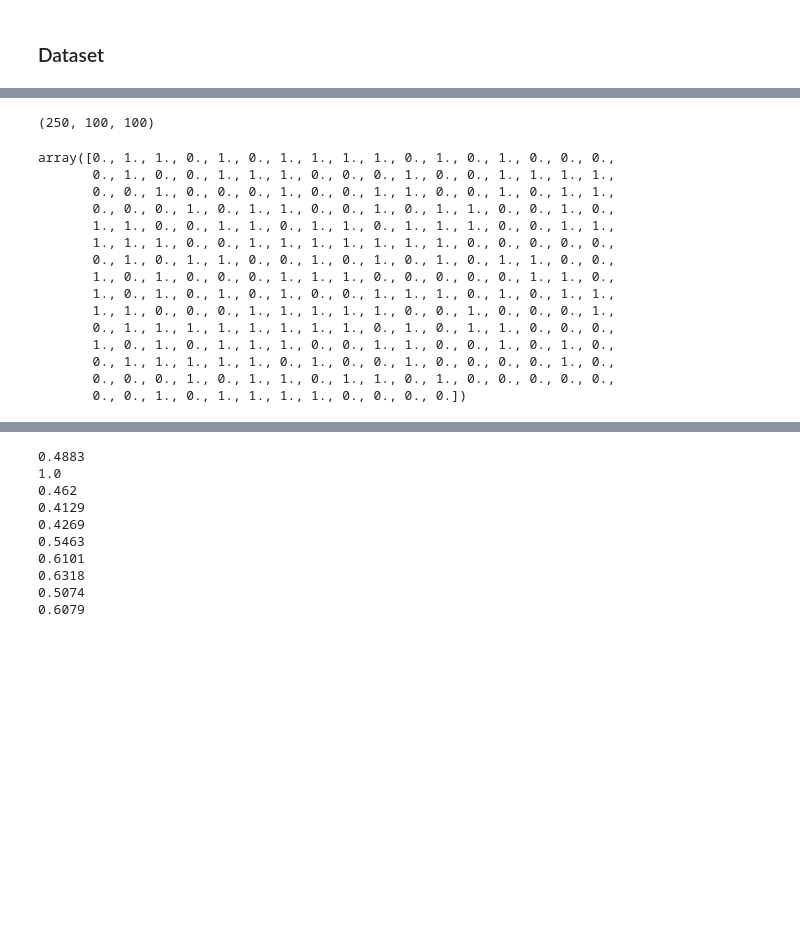
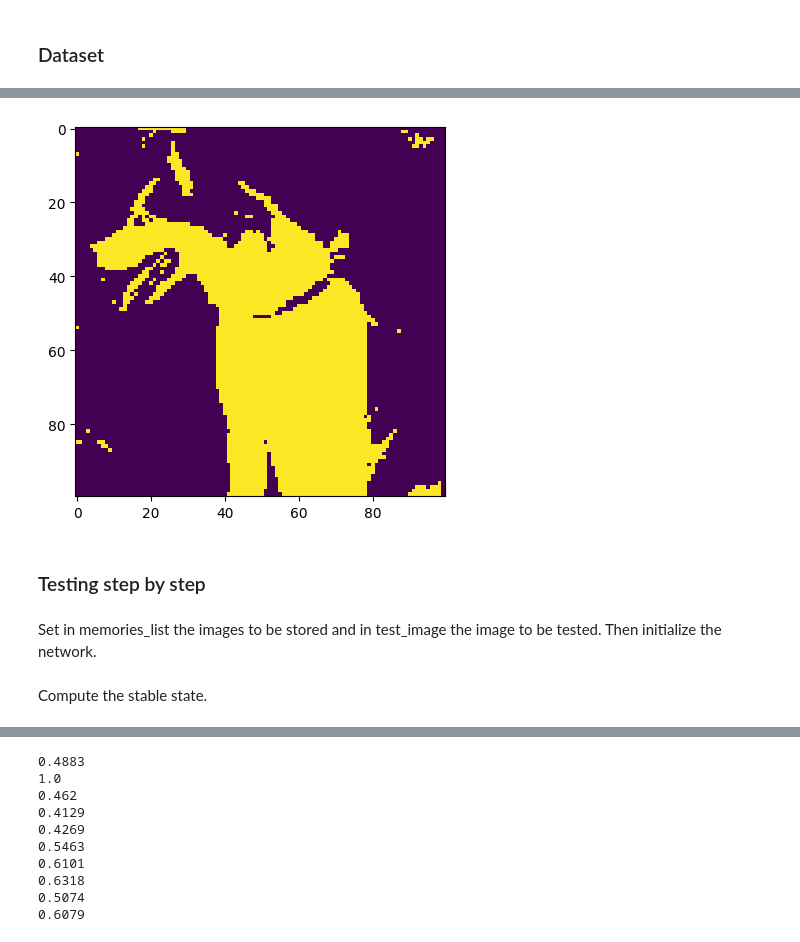
Before and after one commit to TommasoLocatelli/ml_cats_vs_dogs, a Jupyter notebook: 3.Hopfield.ipynb, the cells around one changed output, grey strips where cells are left out. Drawn from its saved outputs; the diff is of its cells as text; code cells hidden in the pictures; blank space fills up the shorter version.

```diff
--- a/3.Hopfield.ipynb
+++ b/3.Hopfield.ipynb
@@ -89,2 +98,2 @@ Found 24646 files belonging to 3 classes.
 # %%
-ds=ds.take(250)
+ds=ds.take(100)
@@ -91,5 +102,5 @@ ds=ds.take(250)
 # %%
-normalization_layer = tf.keras.layers.Rescaling(scale=1.0/255, offset=-0.5)
+normalization_layer = tf.keras.layers.Rescaling(scale=1.0/255, offset=-0.5001)
 # %%
 normalized_ds = ds.map(lambda x, y: (normalization_layer(x), y))
 # %%
@@ -104,5 +116,0 @@ for batch in tqdm.tqdm(normalized_ds):
-# %%
-images=np.array(images)
-images.shape
-# %% [output]
-(250, 100, 100)
@@ -111,18 +117,10 @@ images=images.reshape((-1,10000))
-# %%
-labels
-# %% [output]
-array([0., 1., 1., 0., 1., 0., 1., 1., 1., 1., 0., 1., 0., 1., 0., 0., 0.,
-       0., 1., 0., 0., 1., 1., 1., 0., 0., 0., 1., 0., 0., 1., 1., 1., 1.,
-       0., 0., 1., 0., 0., 0., 1., 0., 0., 1., 1., 0., 0., 1., 0., 1., 1.,
-       0., 0., 0., 1., 0., 1., 1., 0., 0., 1., 0., 1., 1., 0., 0., 1., 0.,
-       1., 1., 0., 0., 1., 1., 0., 1., 1., 0., 1., 1., 1., 0., 0., 1., 1.,
-       1., 1., 1., 0., 0., 1., 1., 1., 1., 1., 1., 1., 0., 0., 0., 0., 0.,
-       0., 1., 0., 1., 1., 0., 0., 1., 0., 1., 0., 1., 0., 1., 1., 0., 0.,
-       1., 0., 1., 0., 0., 0., 1., 1., 1., 0., 0., 0., 0., 0., 1., 1., 0.,
-       1., 0., 1., 0., 1., 0., 1., 0., 0., 1., 1., 1., 0., 1., 0., 1., 1.,
-       1., 1., 0., 0., 0., 1., 1., 1., 1., 1., 0., 0., 1., 0., 0., 0., 1.,
-       0., 1., 1., 1., 1., 1., 1., 1., 1., 0., 1., 0., 1., 1., 0., 0., 0.,
-       1., 0., 1., 0., 1., 1., 1., 0., 0., 1., 1., 0., 0., 1., 0., 1., 0.,
-       0., 1., 1., 1., 1., 1., 0., 1., 0., 0., 1., 0., 0., 0., 0., 1., 0.,
-       0., 0., 0., 1., 0., 1., 1., 0., 1., 1., 0., 1., 0., 0., 0., 0., 0.,
-       0., 0., 1., 0., 1., 1., 1., 1., 0., 0., 0., 0.])
+# %%
+plt.imshow(images[3].reshape((100,100)))
+plt.show()
+# %% [output]
+[figure, added]
+# %% [markdown]
+### Testing step by step
+# %% [markdown]
+Set in memories_list the images to be stored and in test_image the image to be tested.
+Then initialize the network.
@@ -128,0 +135,2 @@ array([0., 1., 1., 0., 1., 0., 1., 1., 1., 1., 0., 1., 0., 1., 0., 0., 0.,
+# %% [markdown]
+Compute the stable state.
```
Also changed, not shown: parts of 42 cells of this notebook.
